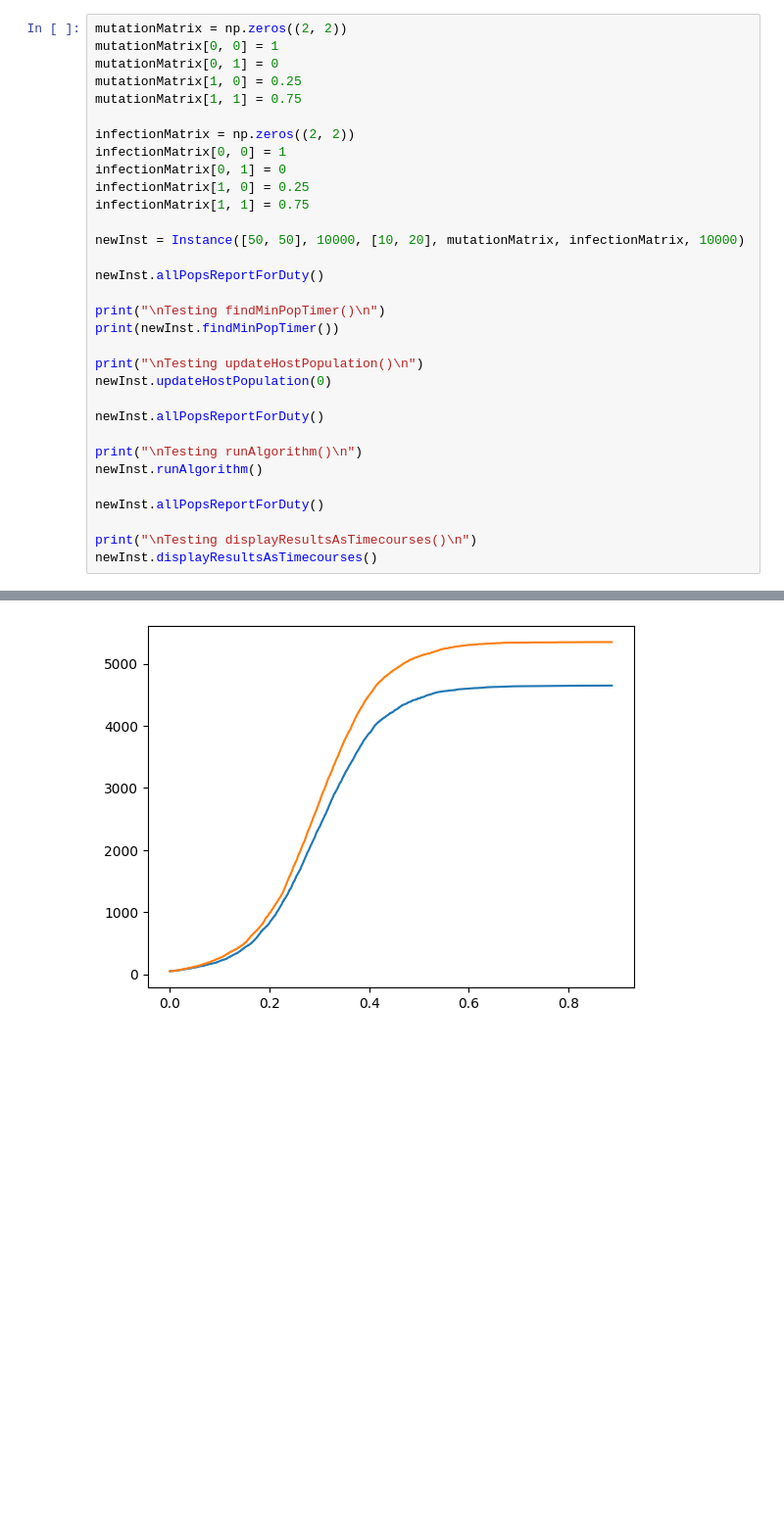
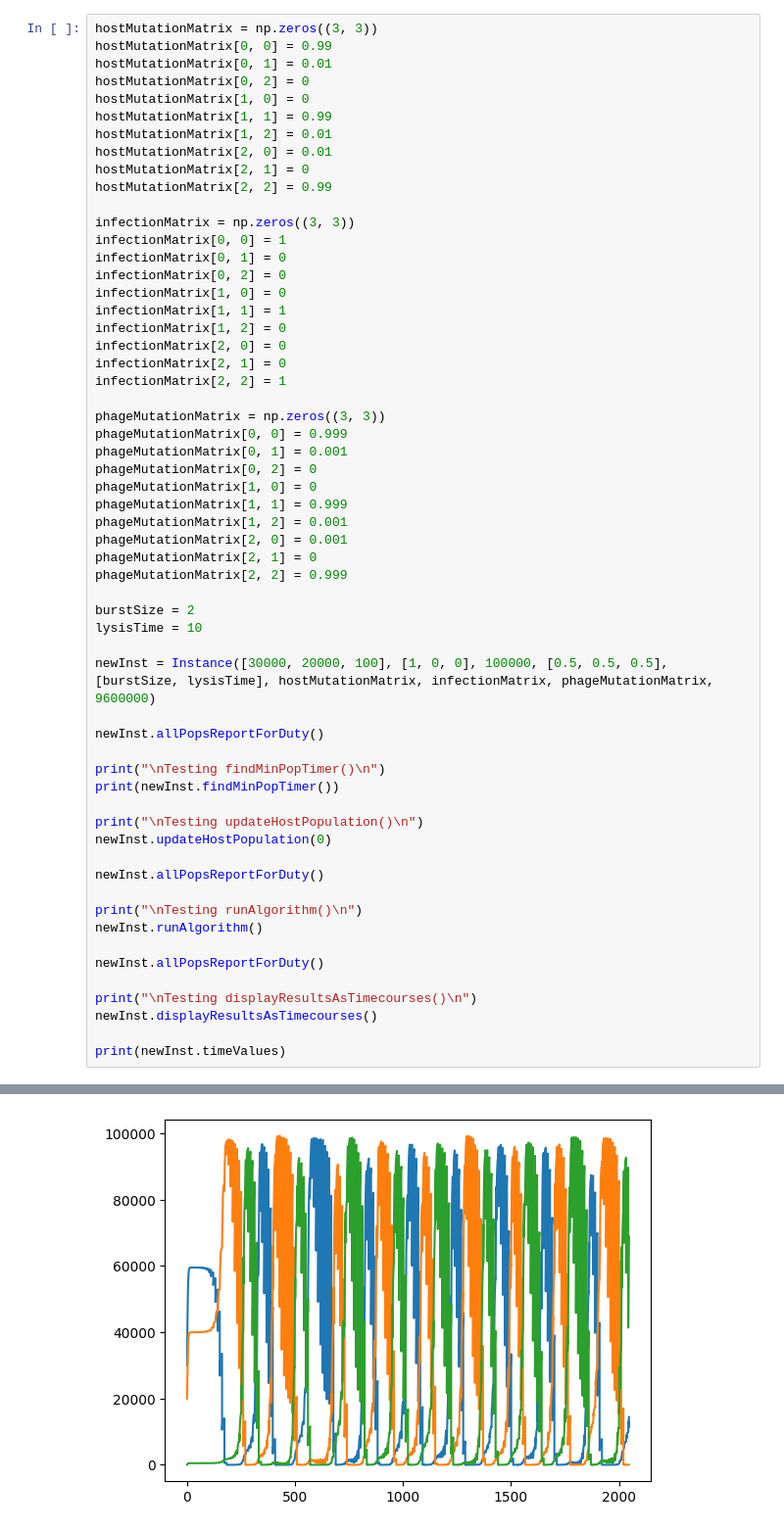
Before and after one commit to chaynes2019/PhageCoevModel, a Jupyter notebook: Instance.ipynb, the cells around one changed output, grey strips where cells are left out. Shown: that part at 98% size. Saved outputs shown, nothing was run; the diff lists cells and outputs as text; blank space fills up the shorter version.

Commit message:
Re-implemented phage mutation+variable lysis timer Mutation needed some tweaks to be biologically accurate and to work well in the program. Variable lysis timer allows for simultaneous phage types

```diff
--- a/Instance.ipynb
+++ b/Instance.ipynb
@@ -140,17 +281,41 @@ SyntaxError: expected ':' (731728420.py, line 66)
 # %%
-mutationMatrix = np.zeros((2, 2))
-mutationMatrix[0, 0] = 1
-mutationMatrix[0, 1] = 0
-mutationMatrix[1, 0] = 0.25
-mutationMatrix[1, 1] = 0.75
+hostMutationMatrix = np.zeros((3, 3))
+hostMutationMatrix[0, 0] = 0.99
+hostMutationMatrix[0, 1] = 0.01
+hostMutationMatrix[0, 2] = 0
+hostMutationMatrix[1, 0] = 0
+hostMutationMatrix[1, 1] = 0.99
+hostMutationMatrix[1, 2] = 0.01
+hostMutationMatrix[2, 0] = 0.01
+hostMutationMatrix[2, 1] = 0
+hostMutationMatrix[2, 2] = 0.99
 
-infectionMatrix = np.zeros((2, 2))
+infectionMatrix = np.zeros((3, 3))
 infectionMatrix[0, 0] = 1
 infectionMatrix[0, 1] = 0
-infectionMatrix[1, 0] = 0.25
-infectionMatrix[1, 1] = 0.75
+infectionMatrix[0, 2] = 0
+infectionMatrix[1, 0] = 0
+infectionMatrix[1, 1] = 1
+infectionMatrix[1, 2] = 0
+infectionMatrix[2, 0] = 0
+infectionMatrix[2, 1] = 0
+infectionMatrix[2, 2] = 1
 
-newInst = Instance([50, 50], 10000, [10, 20], mutationMatrix, infectionMatrix, 10000)
+phageMutationMatrix = np.zeros((3, 3))
+phageMutationMatrix[0, 0] = 0.999
+phageMutationMatrix[0, 1] = 0.001
+phageMutationMatrix[0, 2] = 0
+phageMutationMatrix[1, 0] = 0
+phageMutationMatrix[1, 1] = 0.999
+phageMutationMatrix[1, 2] = 0.001
+phageMutationMatrix[2, 0] = 0.001
+phageMutationMatrix[2, 1] = 0
+phageMutationMatrix[2, 2] = 0.999
+
+burstSize = 2
+lysisTime = 10
+
+newInst = Instance([30000, 20000, 100], [1, 0, 0], 100000, [0.5, 0.5, 0.5], [burstSize, lysisTime], hostMutationMatrix, infectionMatrix, phageMutationMatrix, 9600000)
 
 newInst.allPopsReportForDuty()
 
@@ -169,4 +334,6 @@ newInst.allPopsReportForDuty()
 
 print("\nTesting displayResultsAsTimecourses()\n")
 newInst.displayResultsAsTimecourses()
+
+print(newInst.timeValues)
 # %% [output]
@@ -190 +357 @@ Testing displayResultsAsTimecourses()
-[figure, old version]
+[figure, new version]
```
Also changed, not shown: parts of 3 cells of this notebook, 5 other files.
